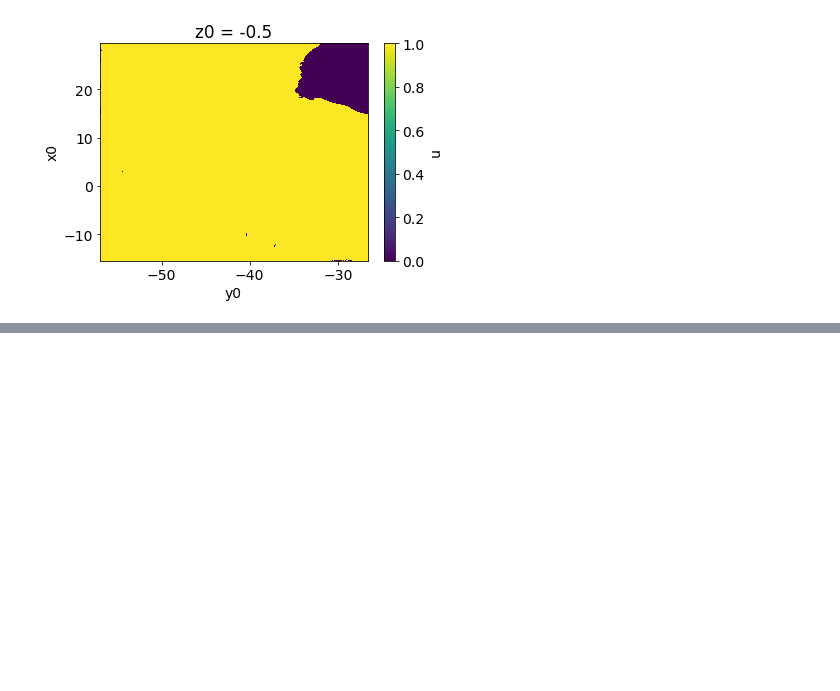
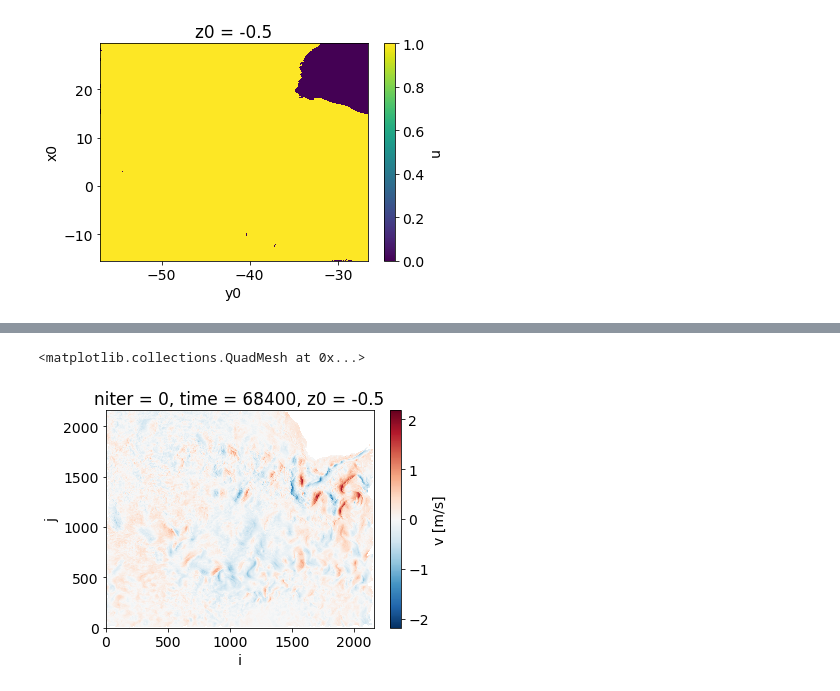
Before and after one commit to cspencerjones/separating-balanced, a Jupyter notebook: python/filtered_u_v.ipynb, the cells around one changed output, grey strips where cells are left out. Saved outputs shown, nothing was run; the diff lists cells and outputs as text; code cells hidden in the pictures; blank space fills up the shorter version.

```diff
--- a/python/filtered_u_v.ipynb
+++ b/python/filtered_u_v.ipynb
@@ -1402,0 +1410,8 @@ ds.x.isel(time=0).isel(z0=3).plot()
+# %%
+check = xr.open_zarr('/swot/SUM03/spencer/check_filtered/filtered_vels.zarr')
+check2 = xr.open_zarr('/swot/SUM03/spencer/check_filtered/unfiltered_vels.zarr')
+# %%
+check2.v.isel(time=20).plot(x='i')
+# %% [output]
+<matplotlib.collections.QuadMesh at 0x...>
+[figure, added]
```
Also changed, not shown: parts of 4 cells of this notebook, 2 other files.
